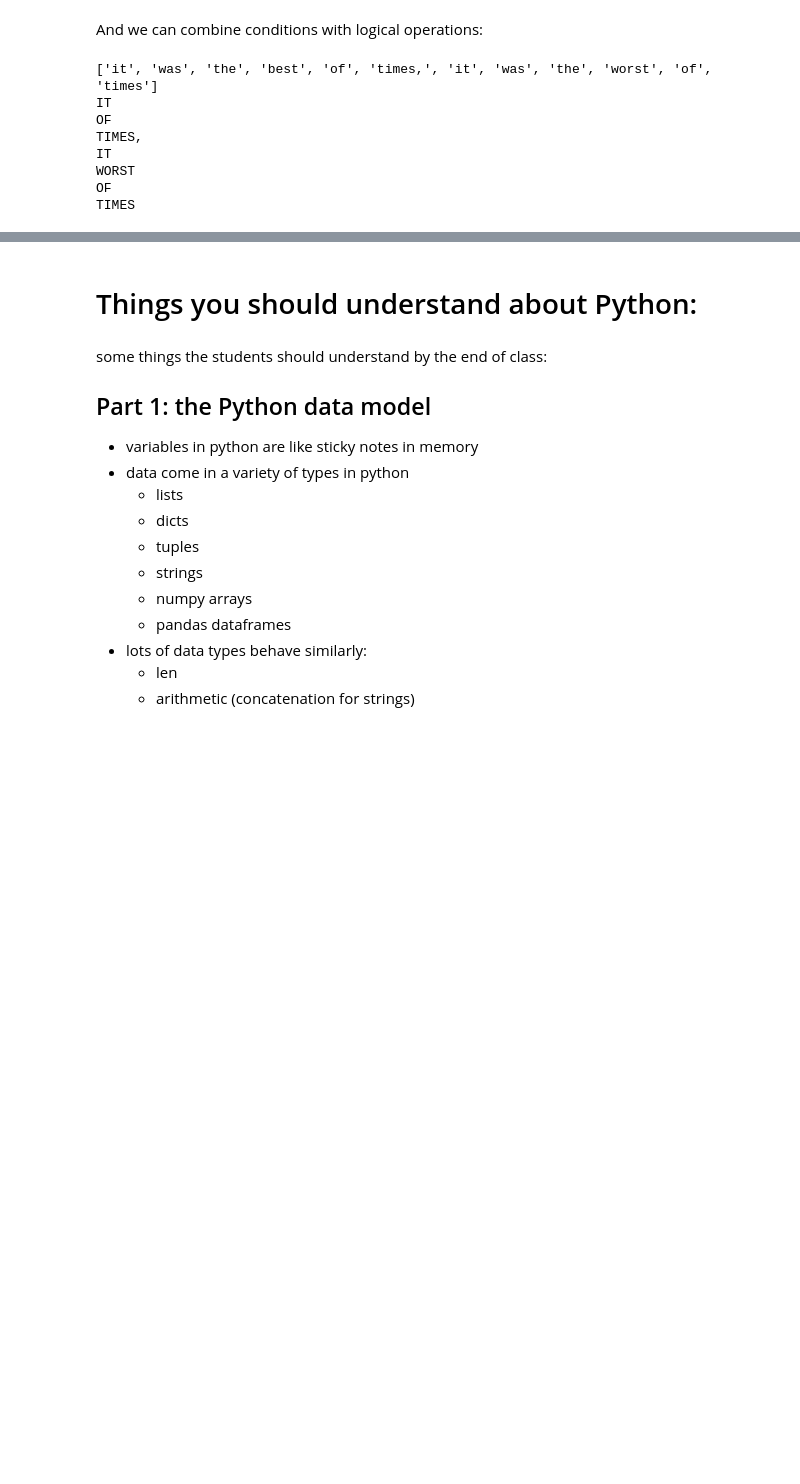
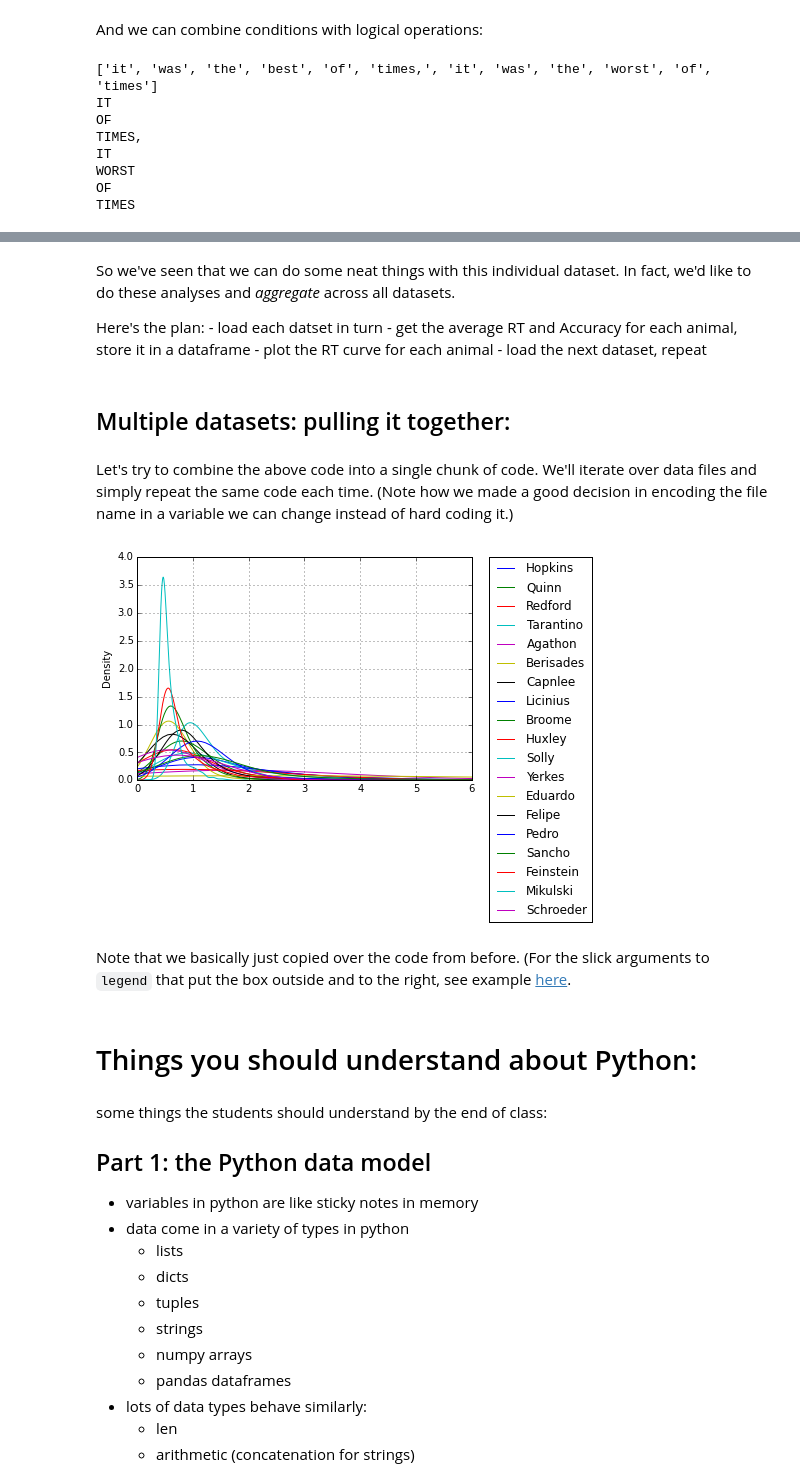
Before and after one commit to jmxpearson/DIBS_materials, a Jupyter notebook: python/Basic Programming in Python.ipynb, the cells around one changed output, grey strips where cells are left out. Saved outputs shown, nothing was run; the diff lists cells and outputs as text; code cells hidden in the pictures; blank space fills up the shorter version.

Commit message:
loop over datasets

```diff
--- a/python/Basic Programming in Python.ipynb
+++ b/python/Basic Programming in Python.ipynb
@@ -334,3 +459,41 @@ TIMES
+# %% [markdown]
+So we've seen that we can do some neat things with this individual dataset. In fact, we'd like to do these analyses and *aggregate* across all datasets.
+
+Here's the plan:
+    - load each datset in turn
+    - get the average RT and Accuracy for each animal, store it in a dataframe
+    - plot the RT curve for each animal
+    - load the next dataset, repeat
+# %% [markdown]
+## Multiple datasets: pulling it together:
+# %% [markdown]
+Let's try to combine the above code into a single chunk of code. We'll iterate over data files and simply repeat the same code each time. (Note how we made a good decision in encoding the file name in a variable we can change instead of hard coding it.)
+# %%
+# make an empty piece to hold each dataframe
+df_pieces = []
+
+ax = plt.figure().gca()
+
+# iterate over datfiles
+for f in datfiles:
+    fname = os.path.join(fullpath, f)
+
+    df = pd.read_csv(fname, index_col=0)
+
+    mean_data = df.groupby('Sub')[['Accuracy', 'RT']].mean()
+
+    df_pieces.append(mean_data)
+
+    for name, grp in df.groupby('Sub'):
+        grp['RT'].plot(kind='density', ax=ax, label=name.capitalize());
+
+plt.xlim(0, 6)
+
+plt.legend(bbox_to_anchor=(1.05, 1), loc=2, borderaxespad=0.);
+# %% [output]
+[figure, added]
+# %% [markdown]
+Note that we basically just copied over the code from before. (For the slick arguments to `legend` that put the box outside and to the right, see example [here](http://matplotlib.org/users/legend_guide.html).
 # %% [markdown]
 # Things you should understand about Python:
 # %% [markdown]
```
Also changed, not shown: parts of 20 cells of this notebook.
